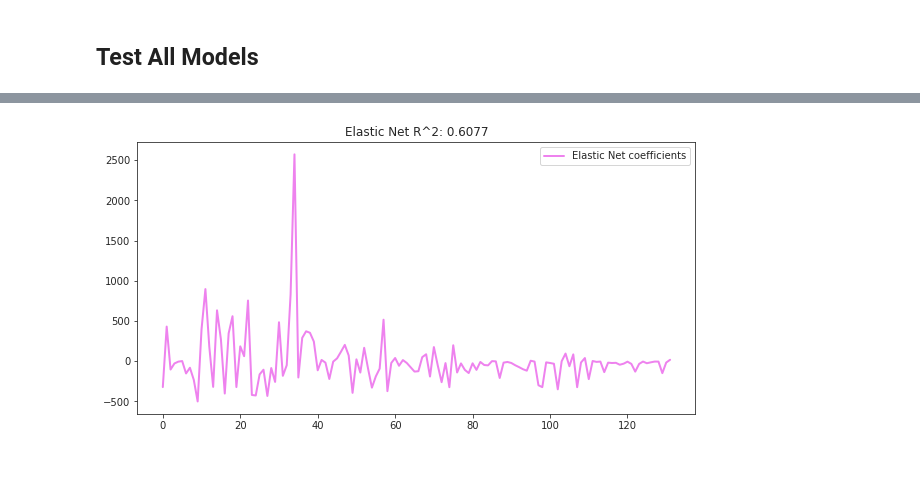
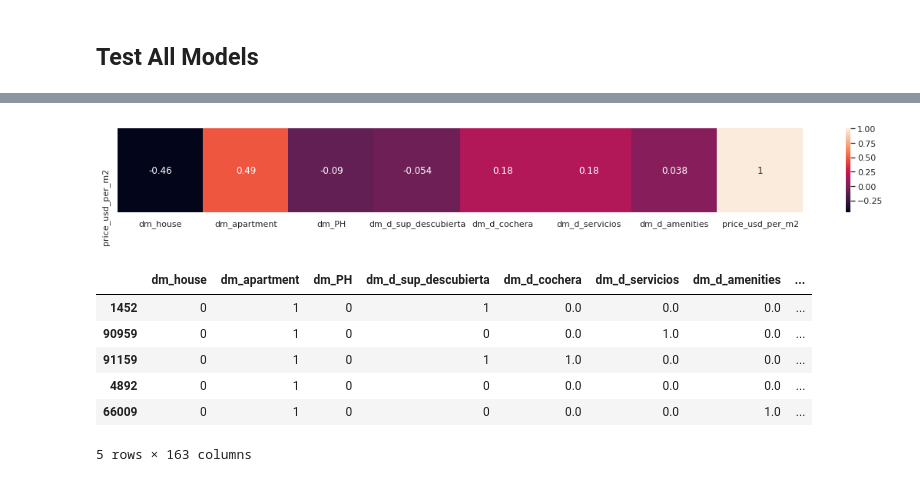
Before and after one commit to rgvillar/properati, a Jupyter notebook: Grupo7_Dummies_y_ML.ipynb, the cells around one changed output, grey strips where cells are left out. Drawn from its saved outputs; the diff is of its cells as text; code cells hidden in the pictures.

```diff
--- a/Grupo7_Dummies_y_ML.ipynb
+++ b/Grupo7_Dummies_y_ML.ipynb
@@ -497,13 +572,0 @@ al_net=0.01
-# %%
-from sklearn.linear_model import ElasticNet
-
-import matplotlib.pyplot as plt
-
-enet = ElasticNet(alpha=al_net, l1_ratio=0.7)
-
-y_pred_enet = enet.fit(X_train, y_train).predict(X_test)
-r2_score_enet = r2_score(y_test, y_pred_enet)
-
-plot_coef('Elastic Net',enet.coef_,'violet', r2_score_enet)
-# %% [output]
-[figure, removed]
@@ -509,0 +582,20 @@ plot_coef('Elastic Net',enet.coef_,'violet', r2_score_enet)
+# %%
+import seaborn as sns
+sns.set(rc={'figure.figsize':(20,2)})
+sns.heatmap(pd.concat([dfprop_features.loc[:,  ['dm_house', 'dm_apartment',
+    'dm_PH','dm_d_sup_descubierta',
+    'dm_d_cochera',
+    'dm_d_servicios',
+    'dm_d_amenities']], pd.DataFrame(dfprop_targets, columns=['price_usd_per_m2'])], axis=1).corr().iloc[[-1]], annot=True);
+# %% [output]
+[figure, added]
+# %%
+X_test.head()
+# %% [output]
+|  | dm_house | dm_apartment | dm_PH | dm_d_sup_descubierta | dm_d_cochera | dm_d_servicios | dm_d_amenities | ... |
+| 1452 | 0 | 1 | 0 | 1 | 0.0 | 0.0 | 0.0 | ... |
+| 90959 | 0 | 1 | 0 | 0 | 0.0 | 1.0 | 0.0 | ... |
+| 91159 | 0 | 1 | 0 | 1 | 1.0 | 0.0 | 0.0 | ... |
+| 4892 | 0 | 1 | 0 | 0 | 0.0 | 0.0 | 0.0 | ... |
+| 66009 | 0 | 1 | 0 | 0 | 0.0 | 0.0 | 1.0 | ... |
+5 rows × 163 columns
```
Also changed, not shown: parts of 29 cells of this notebook.
